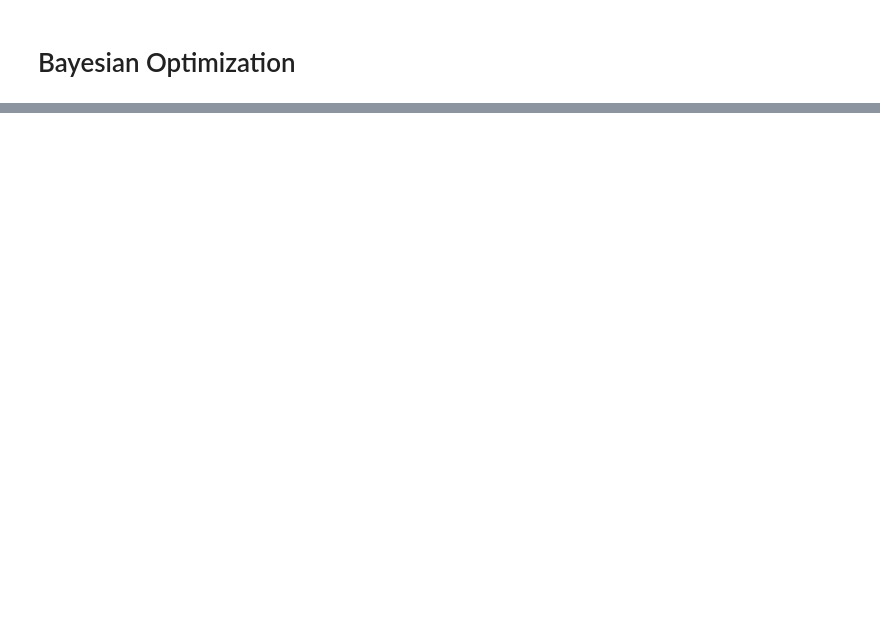
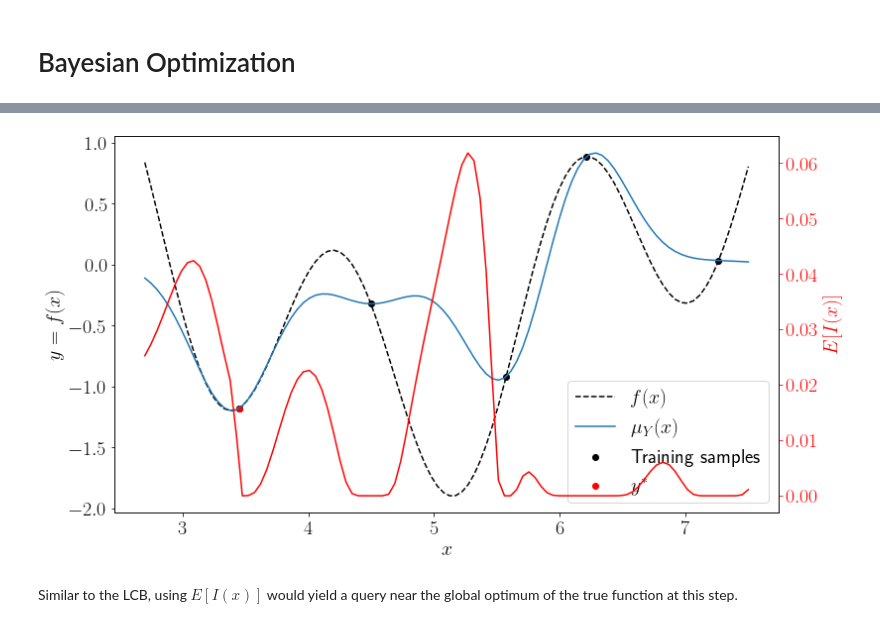
Before and after one commit to Probabilistic-ML/lecture-notes, a Jupyter notebook: ProbabilisticML/03_appl/01_BO.ipynb, the cells around one changed output, grey strips where cells are left out. Drawn from its saved outputs; the diff is of its cells as text; code cells hidden in the pictures; blank space fills up the shorter version.

```diff
--- a/ProbabilisticML/03_appl/01_BO.ipynb
+++ b/ProbabilisticML/03_appl/01_BO.ipynb
@@ -56,0 +242,23 @@ The first acquisition
+# %%
+z = (y_star - y_pred_mu)/ y_pred_std
+y_ei = (y_star - y_pred_mu) * norm().cdf(z) + y_pred_std * norm().pdf(z)
+y_ei[y_pred_std <=0] = 0 # Not part of the derivation above but useful in practice to avoid repeated samples
+
+fig, ax = plt.subplots(figsize=(12, 7))
+
+ax.plot(x_grid, y_true, "--k", label="$f(x)$")
+ax.plot(x_grid, y_pred_mu, label="$\mu_Y(x)$")
+ax.scatter(x_train.ravel(), y_train.ravel(), label="Training samples", color="k")
+ax.scatter(x_star, y_star, label="$y^*$", color="r")
+ax2 = ax.twinx()
+ax2.plot(x_grid, y_ei, color="r")
+ax.set_xlabel("$x$")
+ax.set_ylabel("$y=f(x)$")
+ax2.set_ylabel("$E[I(x)]$")
+ax2.yaxis.label.set_color("r")
+ax2.tick_params(axis='y', colors='red')
+_ = ax.legend()
+# %% [output]
+[figure, added]
+# %% [markdown]
+Similar to the LCB, using $E[I(x)]$ would yield a query near the global optimum of the true function at this step.
```
Also changed, not shown: parts of 16 cells of this notebook.
